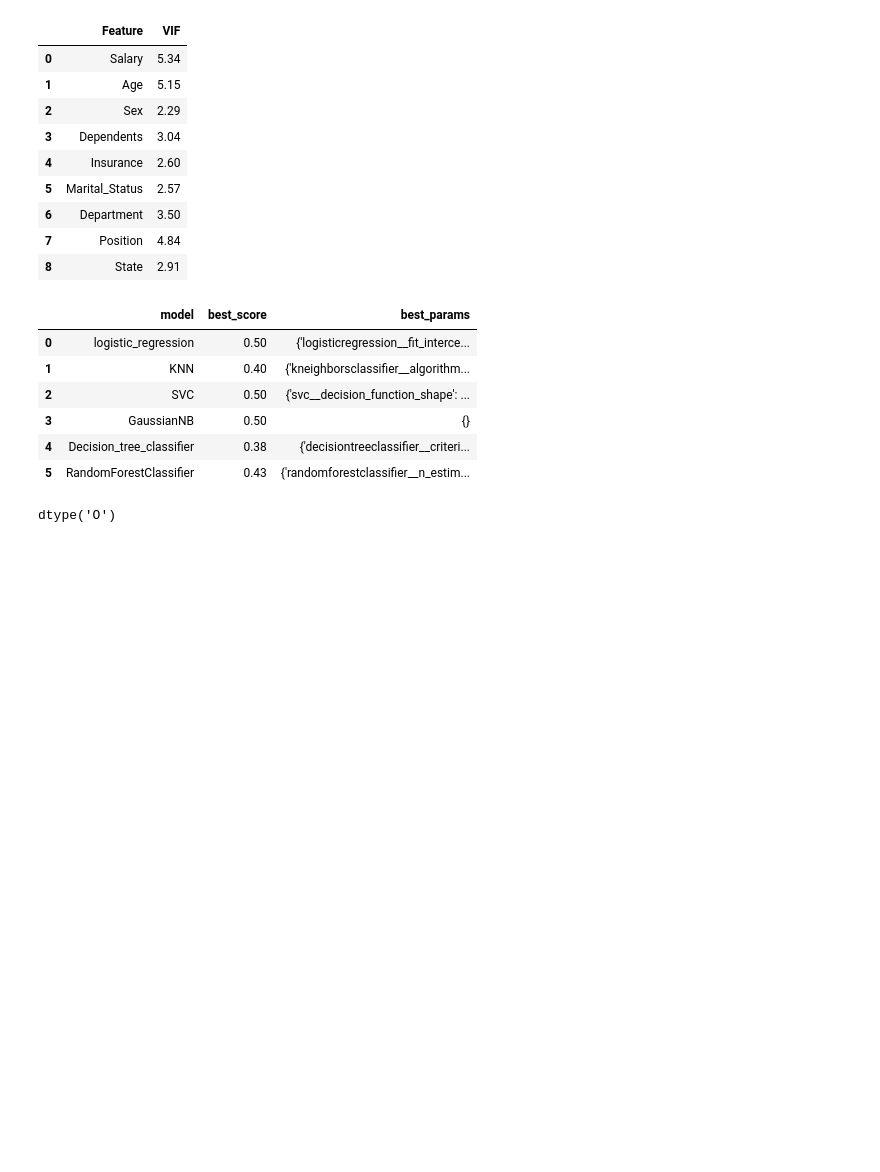
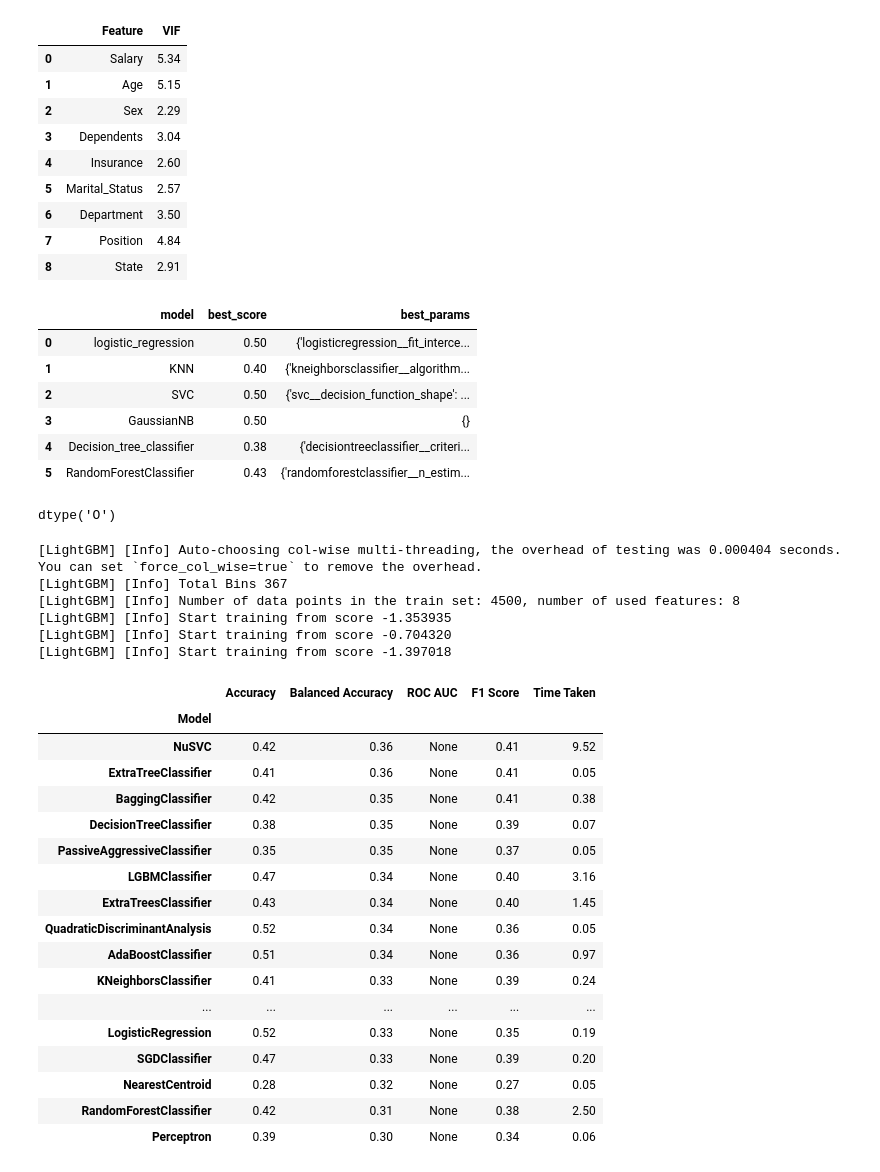
Before and after one commit to Varun988/ML_and_Datascience, a Jupyter notebook: 5000_Employee_Details_Dataset.ipynb, the cells around one changed output. Saved outputs shown, nothing was run; the diff lists cells and outputs as text; code cells hidden in the pictures; blank space fills up the shorter version.

```diff
--- a/5000_Employee_Details_Dataset.ipynb
+++ b/5000_Employee_Details_Dataset.ipynb
@@ -761,8 +761,34 @@ y1.dtype
 # %% [output]
 dtype('O')
 # %%
-# from lazypredict.Supervised import LazyClassifier
-# X_train, X_test, y_train, y_test = train_test_split(X, y1, random_state=42, test_size=0.1)
-# clf = LazyClassifier(verbose=0,predictions=True)
-# models,predictions = clf.fit(X_train, X_test, y_train, y_test)
-# models
+from lazypredict.Supervised import LazyClassifier
+X_train, X_test, y_train, y_test = train_test_split(X, y1, random_state=42, test_size=0.1)
+clf = LazyClassifier(verbose=0,predictions=True)
+models,predictions = clf.fit(X_train, X_test, y_train, y_test)
+models
+# %% [output]
+[LightGBM] [Info] Auto-choosing col-wise multi-threading, the overhead of testing was 0.000404 seconds.
+You can set `force_col_wise=true` to remove the overhead.
+[LightGBM] [Info] Total Bins 367
+[LightGBM] [Info] Number of data points in the train set: 4500, number of used features: 8
+[LightGBM] [Info] Start training from score -1.353935
+[LightGBM] [Info] Start training from score -0.704320
+[LightGBM] [Info] Start training from score -1.397018
+|  | Accuracy | Balanced Accuracy | ROC AUC | F1 Score | Time Taken |
+| Model |  |  |  |  |  |
+| NuSVC | 0.42 | 0.36 | None | 0.41 | 9.52 |
+| ExtraTreeClassifier | 0.41 | 0.36 | None | 0.41 | 0.05 |
+| BaggingClassifier | 0.42 | 0.35 | None | 0.41 | 0.38 |
+| DecisionTreeClassifier | 0.38 | 0.35 | None | 0.39 | 0.07 |
+| PassiveAggressiveClassifier | 0.35 | 0.35 | None | 0.37 | 0.05 |
+| LGBMClassifier | 0.47 | 0.34 | None | 0.40 | 3.16 |
+| ExtraTreesClassifier | 0.43 | 0.34 | None | 0.40 | 1.45 |
+| QuadraticDiscriminantAnalysis | 0.52 | 0.34 | None | 0.36 | 0.05 |
+| AdaBoostClassifier | 0.51 | 0.34 | None | 0.36 | 0.97 |
+| KNeighborsClassifier | 0.41 | 0.33 | None | 0.39 | 0.24 |
+| ... | ... | ... | ... | ... | ... |
+| LogisticRegression | 0.52 | 0.33 | None | 0.35 | 0.19 |
+| SGDClassifier | 0.47 | 0.33 | None | 0.39 | 0.20 |
+| NearestCentroid | 0.28 | 0.32 | None | 0.27 | 0.05 |
+| RandomForestClassifier | 0.42 | 0.31 | None | 0.38 | 2.50 |
+| Perceptron | 0.39 | 0.30 | None | 0.34 | 0.06 |
```
Also changed, not shown: parts of 2 cells of this notebook.
